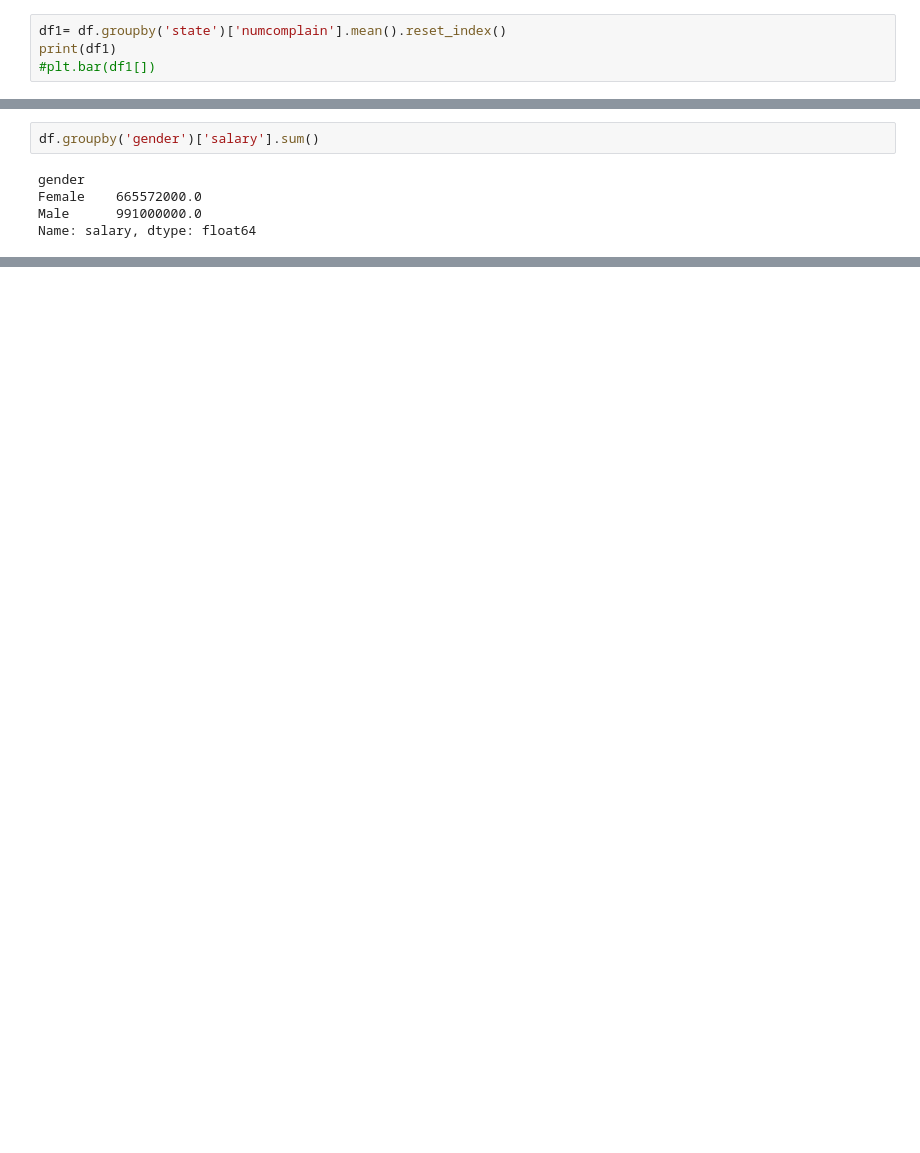
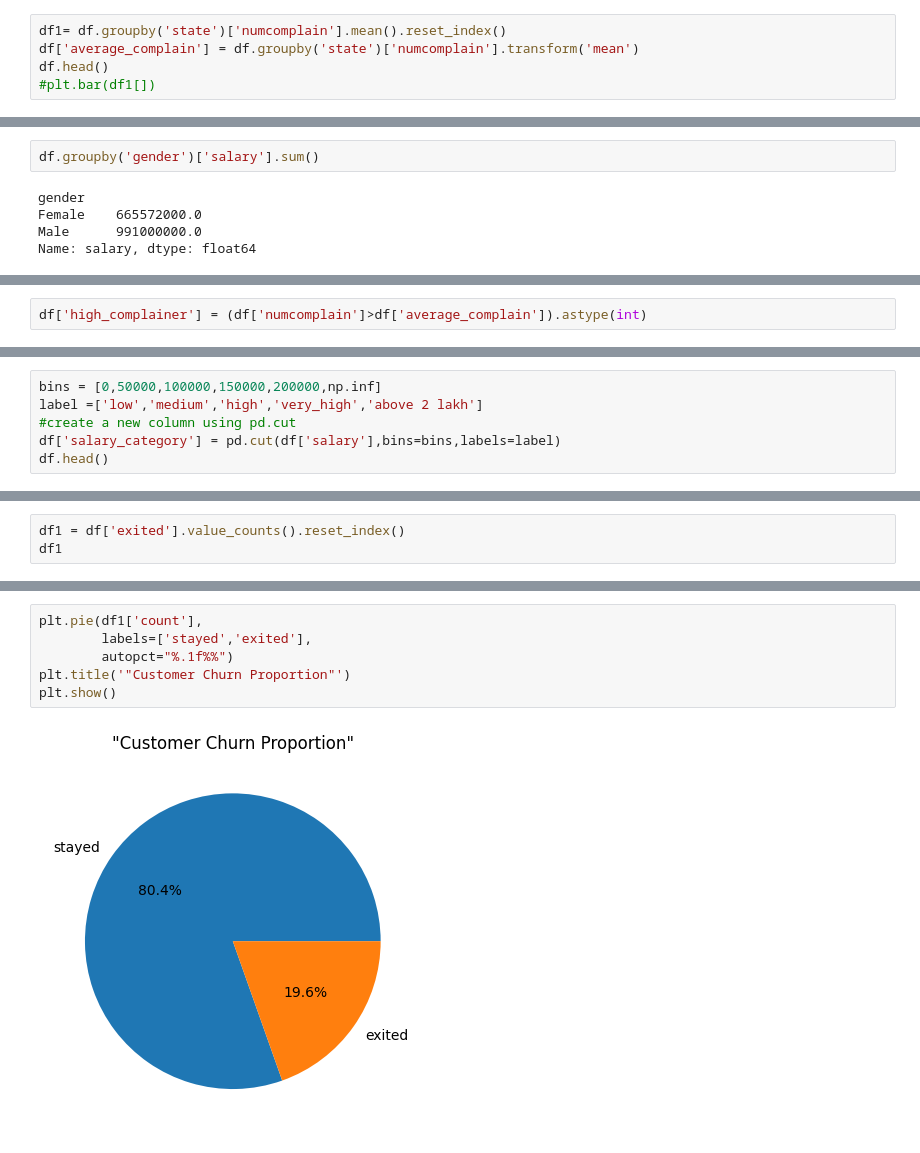
Before and after one commit to Subodhoraw/data-cleanning-, a Jupyter notebook: bank data attrition cleaning.ipynb, the cells around one changed output, grey strips where cells are left out. Drawn from its saved outputs; the diff is of its cells as text; blank space fills up the shorter version.

```diff
--- a/bank data attrition cleaning.ipynb
+++ b/bank data attrition cleaning.ipynb
@@ -493,6 +493,7 @@ Create a flag called High Complainer:
 📌 Hint: Use transform("mean"), then compare and cast to int with .astype(int).
 # %%
 df1= df.groupby('state')['numcomplain'].mean().reset_index()
-print(df1)
+df['average_complain'] = df.groupby('state')['numcomplain'].transform('mean')
+df.head()
 #plt.bar(df1[])
 # %% [output]
@@ -511,0 +539,2 @@ Name: salary, dtype: float64
+# %%
+df['high_complainer'] = (df['numcomplain']>df['average_complain']).astype(int)
@@ -511,0 +561,6 @@ Name: salary, dtype: float64
+# %%
+bins = [0,50000,100000,150000,200000,np.inf]
+label =['low','medium','high','very_high','above 2 lakh']
+#create a new column using pd.cut
+df['salary_category'] = pd.cut(df['salary'],bins=bins,labels=label)
+df.head()
@@ -511,0 +627,3 @@ Name: salary, dtype: float64
+# %%
+df1 = df['exited'].value_counts().reset_index()
+df1
@@ -511,0 +650,8 @@ Name: salary, dtype: float64
+# %%
+plt.pie(df1['count'],
+        labels=['stayed','exited'],
+        autopct="%.1f%%")
+plt.title('"Customer Churn Proportion"')
+plt.show()
+# %% [output]
+[figure, added]
```
Also changed, not shown: parts of 25 cells of this notebook.
